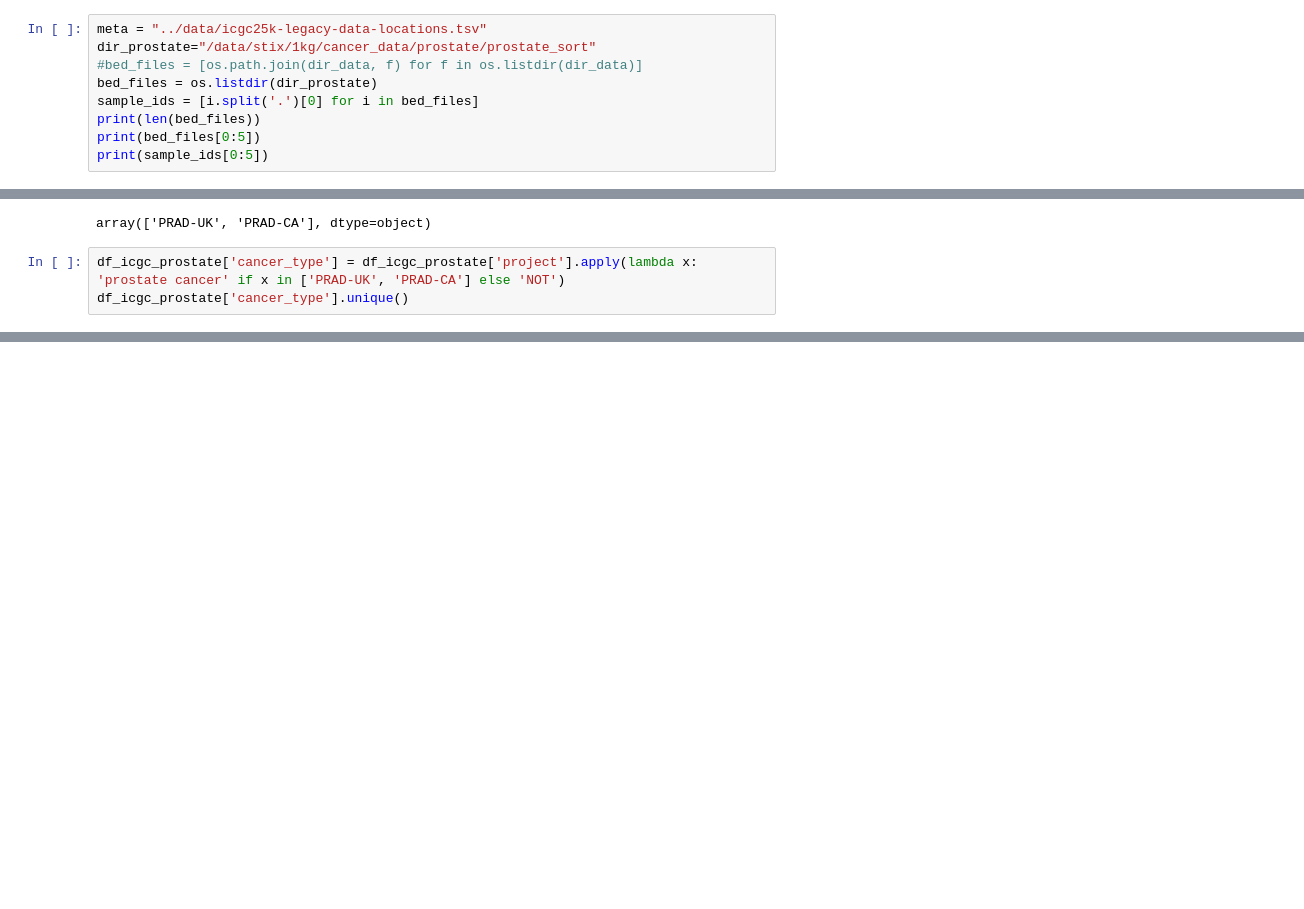
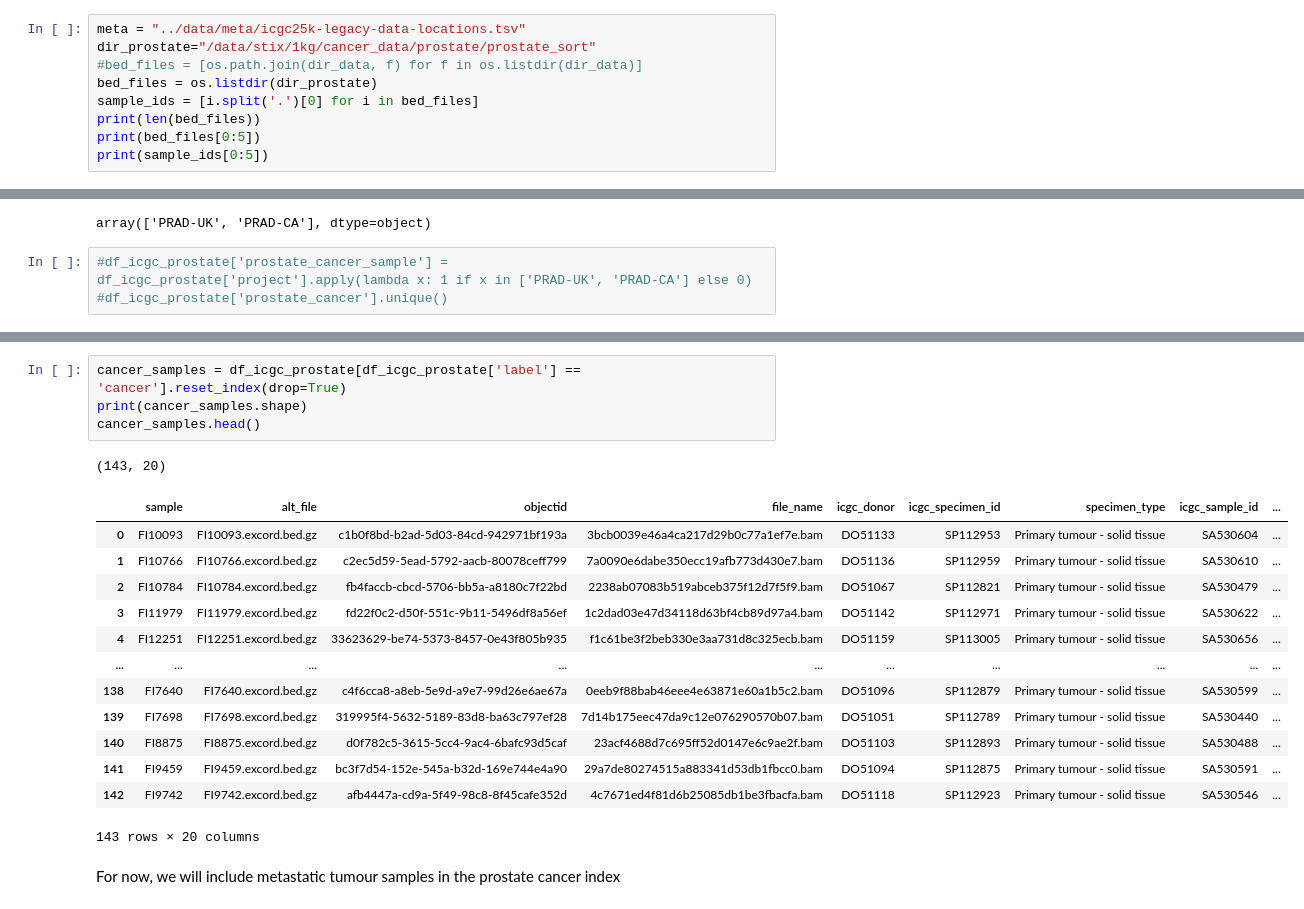
Before and after one commit to jakekrol/genefusion, a Jupyter notebook: python/prostate_stix_ped.ipynb, the cells around one changed output, grey strips where cells are left out. Cells and saved outputs as stored; diff of their text form; blank space fills up the shorter version.

Commit message:
prostate: use tumour samples only, not normal

```diff
--- a/python/prostate_stix_ped.ipynb
+++ b/python/prostate_stix_ped.ipynb
@@ -14,5 +16,5 @@ os.chdir('/data/jake/python')
 # %%
-meta = "../data/icgc25k-legacy-data-locations.tsv"
+meta = "../data/meta/icgc25k-legacy-data-locations.tsv"
 dir_prostate="/data/stix/1kg/cancer_data/prostate/prostate_sort"
 #bed_files = [os.path.join(dir_data, f) for f in os.listdir(dir_data)]
 bed_files = os.listdir(dir_prostate)
@@ -141,5 +112,5 @@ df_icgc_prostate['project'].unique()
 # %% [output]
 array(['PRAD-UK', 'PRAD-CA'], dtype=object)
 # %%
-df_icgc_prostate['cancer_type'] = df_icgc_prostate['project'].apply(lambda x: 'prostate cancer' if x in ['PRAD-UK', 'PRAD-CA'] else 'NOT')
-df_icgc_prostate['cancer_type'].unique()
+#df_icgc_prostate['prostate_cancer_sample'] = df_icgc_prostate['project'].apply(lambda x: 1 if x in ['PRAD-UK', 'PRAD-CA'] else 0)
+#df_icgc_prostate['prostate_cancer'].unique()
@@ -150,0 +133,21 @@ array(['prostate cancer'], dtype=object)
+# %%
+cancer_samples = df_icgc_prostate[df_icgc_prostate['label'] == 'cancer'].reset_index(drop=True)
+print(cancer_samples.shape)
+cancer_samples.head()
+# %% [output]
+(143, 20)
+|  | sample | alt_file | objectid | file_name | icgc_donor | icgc_specimen_id | specimen_type | icgc_sample_id | ... |
+| 0 | FI10093 | FI10093.excord.bed.gz | c1b0f8bd-b2ad-5d03-84cd-942971bf193a | 3bcb0039e46a4ca217d29b0c77a1ef7e.bam | DO51133 | SP112953 | Primary tumour - solid tissue | SA530604 | ... |
+| 1 | FI10766 | FI10766.excord.bed.gz | c2ec5d59-5ead-5792-aacb-80078ceff799 | 7a0090e6dabe350ecc19afb773d430e7.bam | DO51136 | SP112959 | Primary tumour - solid tissue | SA530610 | ... |
+| 2 | FI10784 | FI10784.excord.bed.gz | fb4faccb-cbcd-5706-bb5a-a8180c7f22bd | 2238ab07083b519abceb375f12d7f5f9.bam | DO51067 | SP112821 | Primary tumour - solid tissue | SA530479 | ... |
+| 3 | FI11979 | FI11979.excord.bed.gz | fd22f0c2-d50f-551c-9b11-5496df8a56ef | 1c2dad03e47d34118d63bf4cb89d97a4.bam | DO51142 | SP112971 | Primary tumour - solid tissue | SA530622 | ... |
+| 4 | FI12251 | FI12251.excord.bed.gz | 33623629-be74-5373-8457-0e43f805b935 | f1c61be3f2beb330e3aa731d8c325ecb.bam | DO51159 | SP113005 | Primary tumour - solid tissue | SA530656 | ... |
+| ... | ... | ... | ... | ... | ... | ... | ... | ... | ... |
+| 138 | FI7640 | FI7640.excord.bed.gz | c4f6cca8-a8eb-5e9d-a9e7-99d26e6ae67a | 0eeb9f88bab46eee4e63871e60a1b5c2.bam | DO51096 | SP112879 | Primary tumour - solid tissue | SA530599 | ... |
+| 139 | FI7698 | FI7698.excord.bed.gz | 319995f4-5632-5189-83d8-ba63c797ef28 | 7d14b175eec47da9c12e076290570b07.bam | DO51051 | SP112789 | Primary tumour - solid tissue | SA530440 | ... |
+| 140 | FI8875 | FI8875.excord.bed.gz | d0f782c5-3615-5cc4-9ac4-6bafc93d5caf | 23acf4688d7c695ff52d0147e6c9ae2f.bam | DO51103 | SP112893 | Primary tumour - solid tissue | SA530488 | ... |
+| 141 | FI9459 | FI9459.excord.bed.gz | bc3f7d54-152e-545a-b32d-169e744e4a90 | 29a7de80274515a883341d53db1fbcc0.bam | DO51094 | SP112875 | Primary tumour - solid tissue | SA530591 | ... |
+| 142 | FI9742 | FI9742.excord.bed.gz | afb4447a-cd9a-5f49-98c8-8f45cafe352d | 4c7671ed4f81d6b25085db1be3fbacfa.bam | DO51118 | SP112923 | Primary tumour - solid tissue | SA530546 | ... |
+143 rows × 20 columns
+# %% [markdown]
+For now, we will include metastatic tumour samples in the prostate cancer index
```
Also changed, not shown: parts of 10 cells of this notebook, 1 other file.
